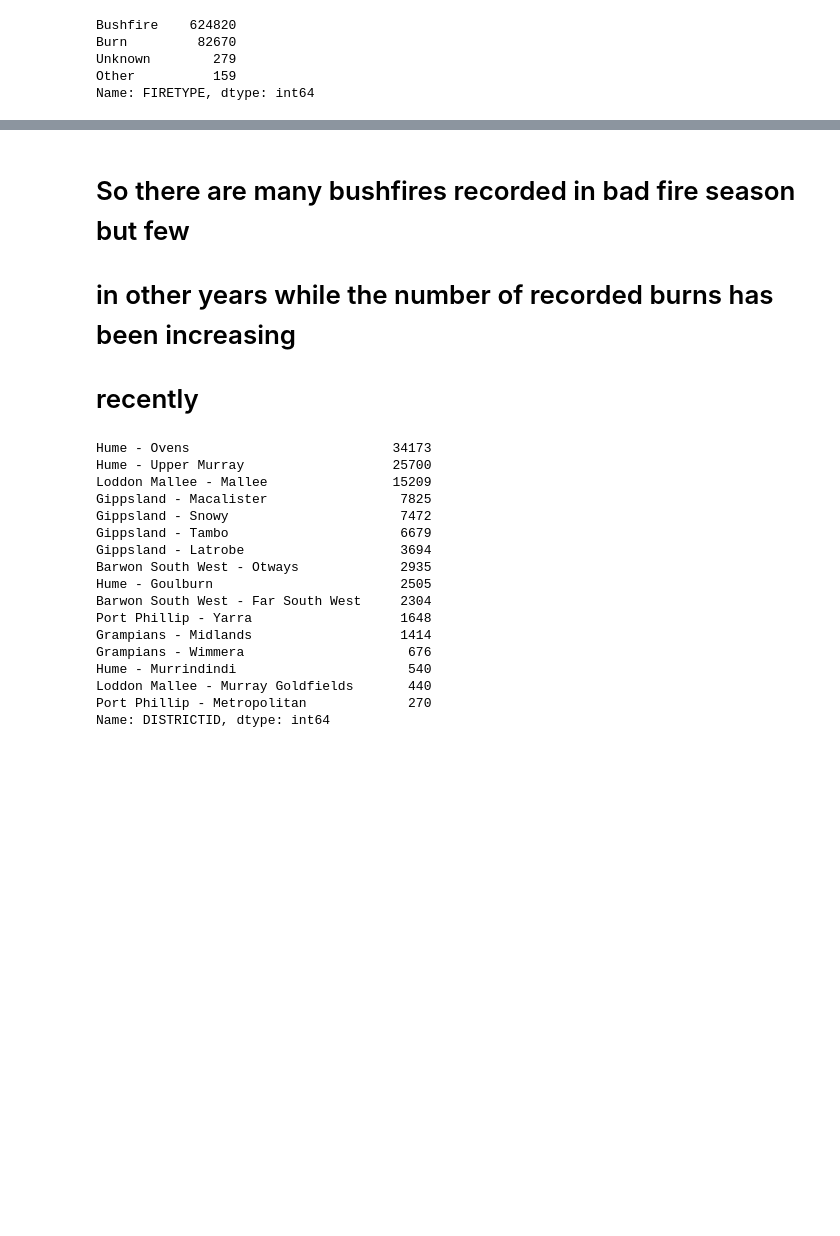
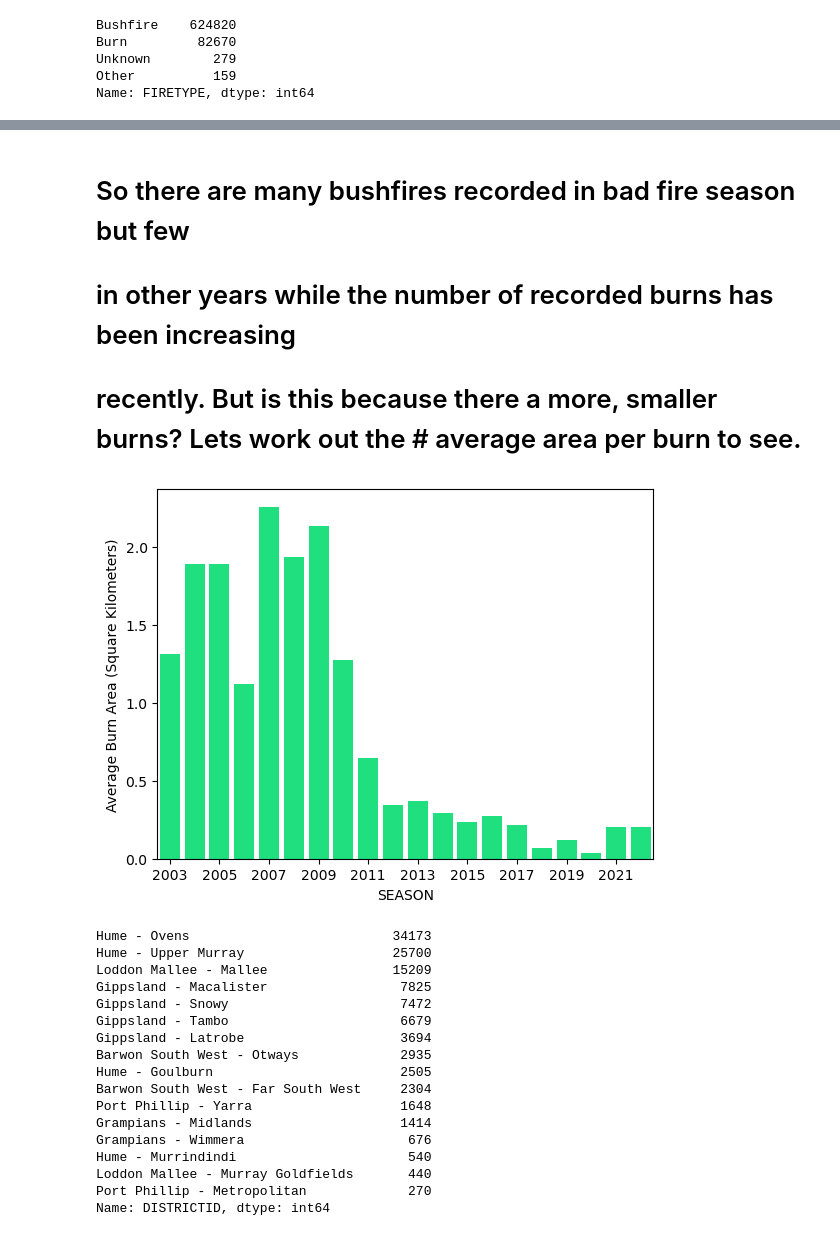
Before and after one commit to bpindor/vic_fires_explore, a Jupyter notebook: vic_firehistory_explore.ipynb, the cells around one changed output, grey strips where cells are left out. Saved outputs shown, nothing was run; the diff lists cells and outputs as text; code cells hidden in the pictures; blank space fills up the shorter version.

Commit message:
Add calculation and plotting over time of average burn area

```diff
--- a/vic_firehistory_explore.ipynb
+++ b/vic_firehistory_explore.ipynb
@@ -55,4 +55,21 @@ plt.show()
 # %% [markdown]
 # So there are many bushfires recorded in bad fire season but few
 # in other years while the number of recorded burns has been increasing
-# recently
+# recently.  But is this because there a more, smaller burns? Lets work out the  # average area per burn to see.
+# %%
+# Convert to a projected crs
+burn_history_proj = burn_history.to_crs(3857)
+burn_history_proj.loc[:,"AREA"] = burn_history_proj.geometry.area
+
+# Find the average area for the burns each season
+
+burns_by_season = burn_history_proj.groupby('SEASON')['AREA'].mean() / 1e6
+
+# Plot the last 20 years
+
+burns_avg_plot = sns.barplot(x=(burns_by_season.index)[-20:],y=burns_by_season.values[-20:],color='springgreen')
+burns_avg_plot.set_ylabel('Average Burn Area (Square Kilometers)')
+xtix = burns_avg_plot.get_xticks()
+foo = burns_avg_plot.set_xticks(xtix[::2])
+# %% [output]
+[figure, added]
```
Also changed, not shown: parts of 1 cell of this notebook.
